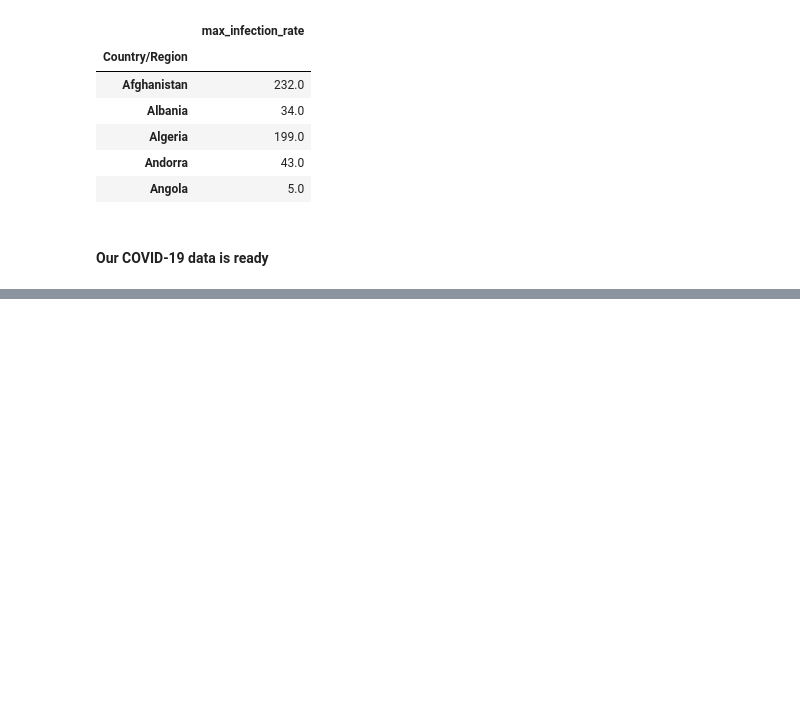
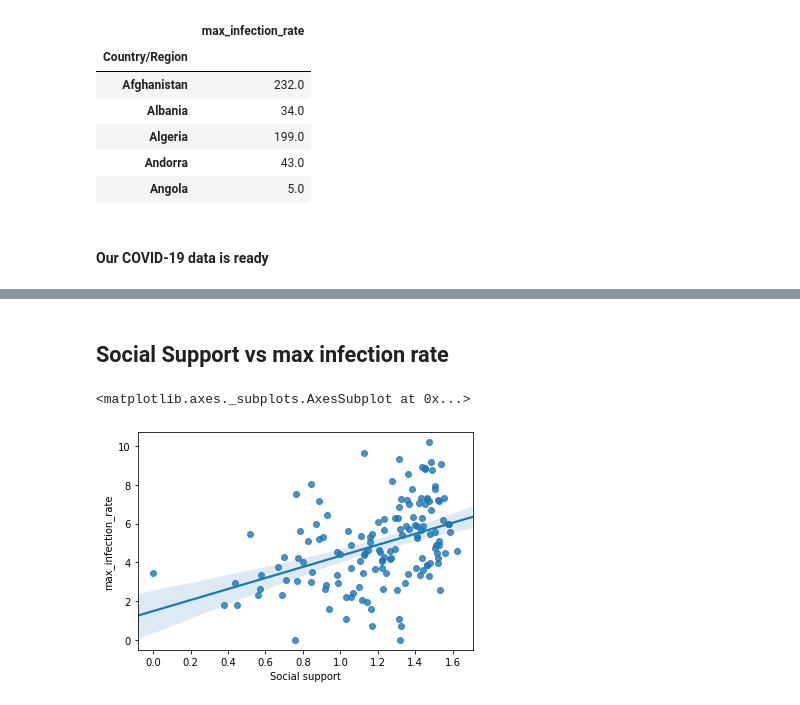
Before and after one commit to thisiskartikgupta/COVID_and_Happiness, a Jupyter notebook: covid19_and_happiness_data_analysis.ipynb, the cells around one changed output, grey strips where cells are left out. Saved outputs shown, nothing was run; the diff lists cells and outputs as text; code cells hidden in the pictures; blank space fills up the shorter version.

```diff
--- a/covid19_and_happiness_data_analysis.ipynb
+++ b/covid19_and_happiness_data_analysis.ipynb
@@ -174,0 +279,9 @@ covid19_data.head()
+# %% [markdown]
+## Social Support vs max infection rate
+# %%
+xAxis = maindata["Social support"]
+yAxis = maindata["max_infection_rate"]
+Seaborn.regplot(xAxis, Numpy.log(yAxis))
+# %% [output]
+<matplotlib.axes._subplots.AxesSubplot at 0x...>
+[figure, added]
```
Also changed, not shown: parts of 17 cells of this notebook.
